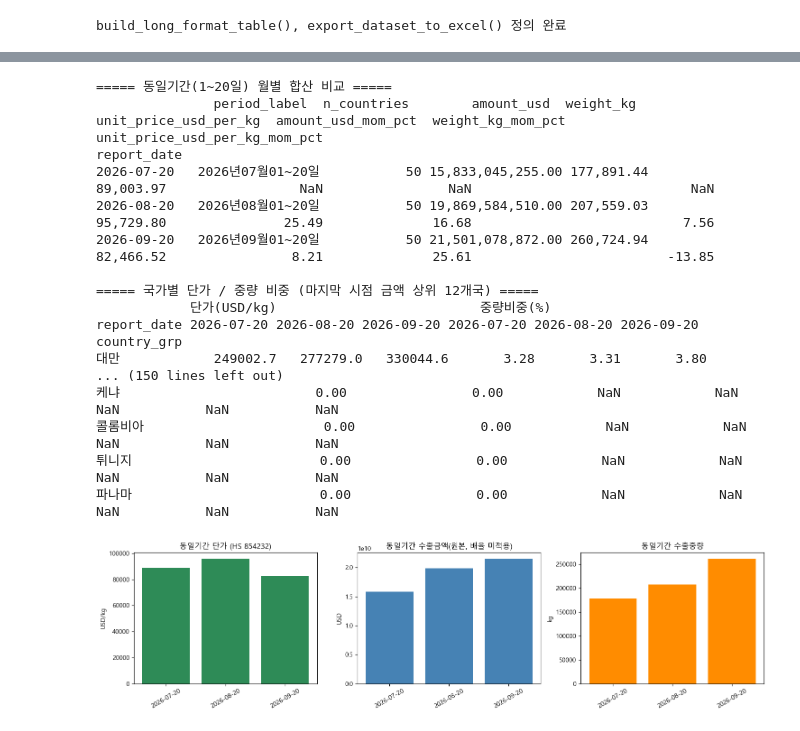
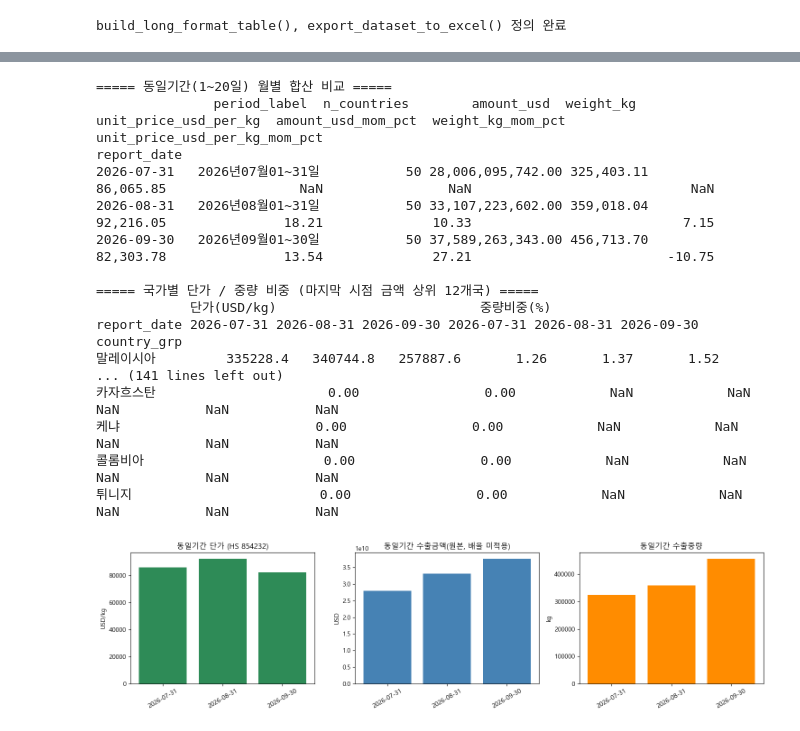
Before and after one commit to stox74/stock_forecast, a Jupyter notebook: Korea_Market/collection/Korea_Export_Data/Export_quick_reporet_ananlysis/수출속보치_분석_파이프라인_V3.ipynb, the cells around one changed output, grey strips where cells are left out. Drawn from its saved outputs; the diff is of its cells as text; code cells hidden in the pictures.

```diff
--- a/Korea_Market/collection/Korea_Export_Data/Export_quick_reporet_ananlysis/수출속보치_분석_파이프라인_V3.ipynb
+++ b/Korea_Market/collection/Korea_Export_Data/Export_quick_reporet_ananlysis/수출속보치_분석_파이프라인_V3.ipynb
@@ -1763,26 +1775,26 @@ def compare_flash_unit_price(engine, hs_code: str, report_dates: list,
 # %%
 engine = get_engine("mysql")   # 운영 DB. 테스트는 get_engine("sqlite")
 result = compare_flash_unit_price(
     engine,
     hs_code="854232",
-    report_dates=["2026-07-20", "2026-08-20", "2026-09-20"],
+    report_dates=["2026-07-31", "2026-08-31", "2026-09-30"],
 )
 # %% [output]
 ===== 동일기간(1~20일) 월별 합산 비교 =====
                period_label  n_countries        amount_usd  weight_kg  unit_price_usd_per_kg  amount_usd_mom_pct  weight_kg_mom_pct  unit_price_usd_per_kg_mom_pct
 report_date
-2026-07-20   2026년07월01~20일           50 15,833,045,255.00 177,891.44              89,003.97                 NaN                NaN                            NaN
-2026-08-20   2026년08월01~20일           50 19,869,584,510.00 207,559.03              95,729.80               25.49              16.68                           7.56
-2026-09-20   2026년09월01~20일           50 21,501,078,872.00 260,724.94              82,466.52                8.21              25.61                         -13.85
+2026-07-31   2026년07월01~31일           50 28,006,095,742.00 325,403.11              86,065.85                 NaN                NaN                            NaN
+2026-08-31   2026년08월01~31일           50 33,107,223,602.00 359,018.04              92,216.05               18.21              10.33                           7.15
+2026-09-30   2026년09월01~30일           50 37,589,263,343.00 456,713.70              82,303.78               13.54              27.21                         -10.75
 
 ===== 국가별 단가 / 중량 비중 (마지막 시점 금액 상위 12개국) =====
             단가(USD/kg)                          중량비중(%)
-report_date 2026-07-20 2026-08-20 2026-09-20 2026-07-20 2026-08-20 2026-09-20
+report_date 2026-07-31 2026-08-31 2026-09-30 2026-07-31 2026-08-31 2026-09-30
 country_grp
-대만            249002.7   277279.0   330044.6       3.28       3.31       3.80
-... (150 lines left out)
+말레이시아         335228.4   340744.8   257887.6       1.26       1.37       1.52
+... (141 lines left out)
+카자흐스탄                      0.00                0.00            NaN            NaN           NaN           NaN           NaN
 케냐                         0.00                0.00            NaN            NaN           NaN           NaN           NaN
 콜롬비아                       0.00                0.00            NaN            NaN           NaN           NaN           NaN
 튀니지                        0.00                0.00            NaN            NaN           NaN           NaN           NaN
-파나마                        0.00                0.00            NaN            NaN           NaN           NaN           NaN
-[figure, old version]
+[figure, new version]
```
Also changed, not shown: parts of 4 cells of this notebook.
